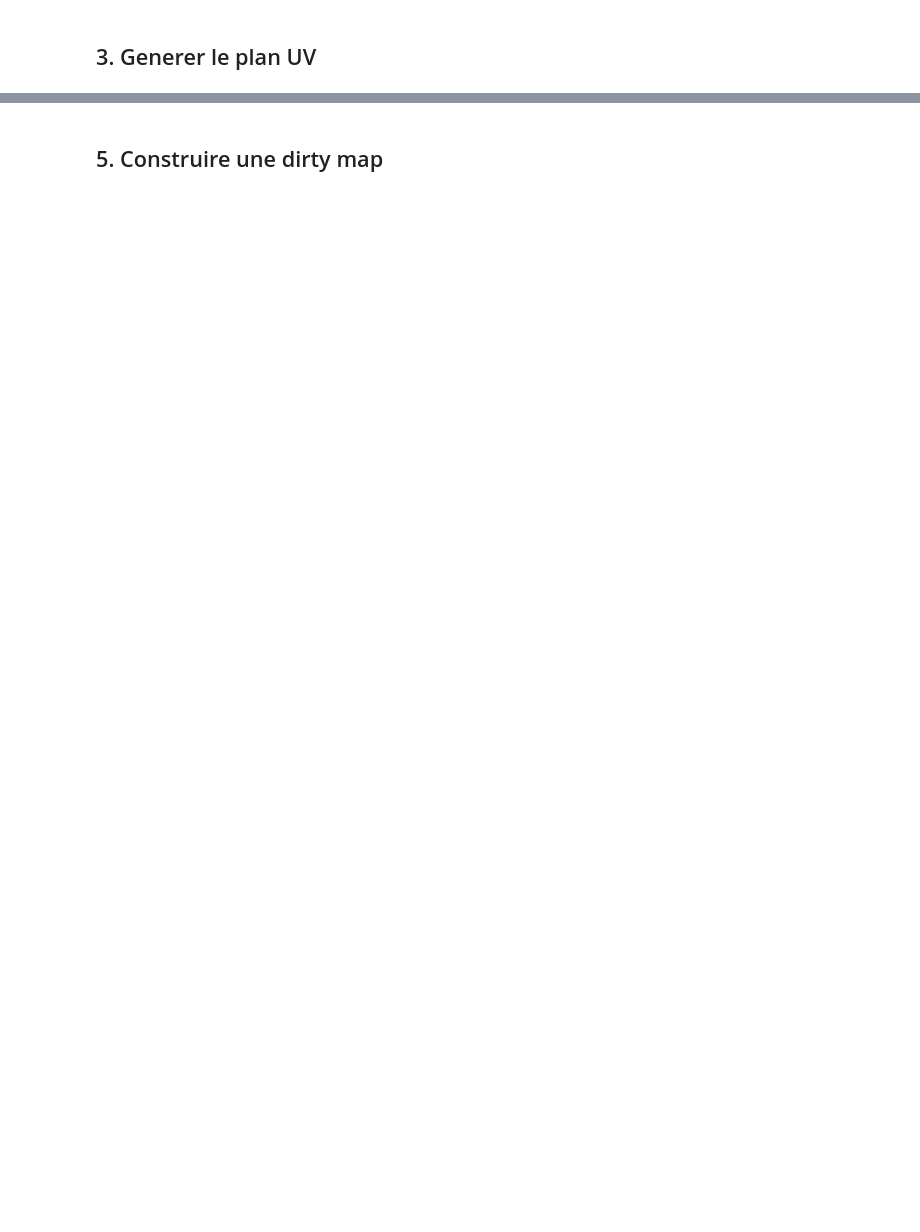
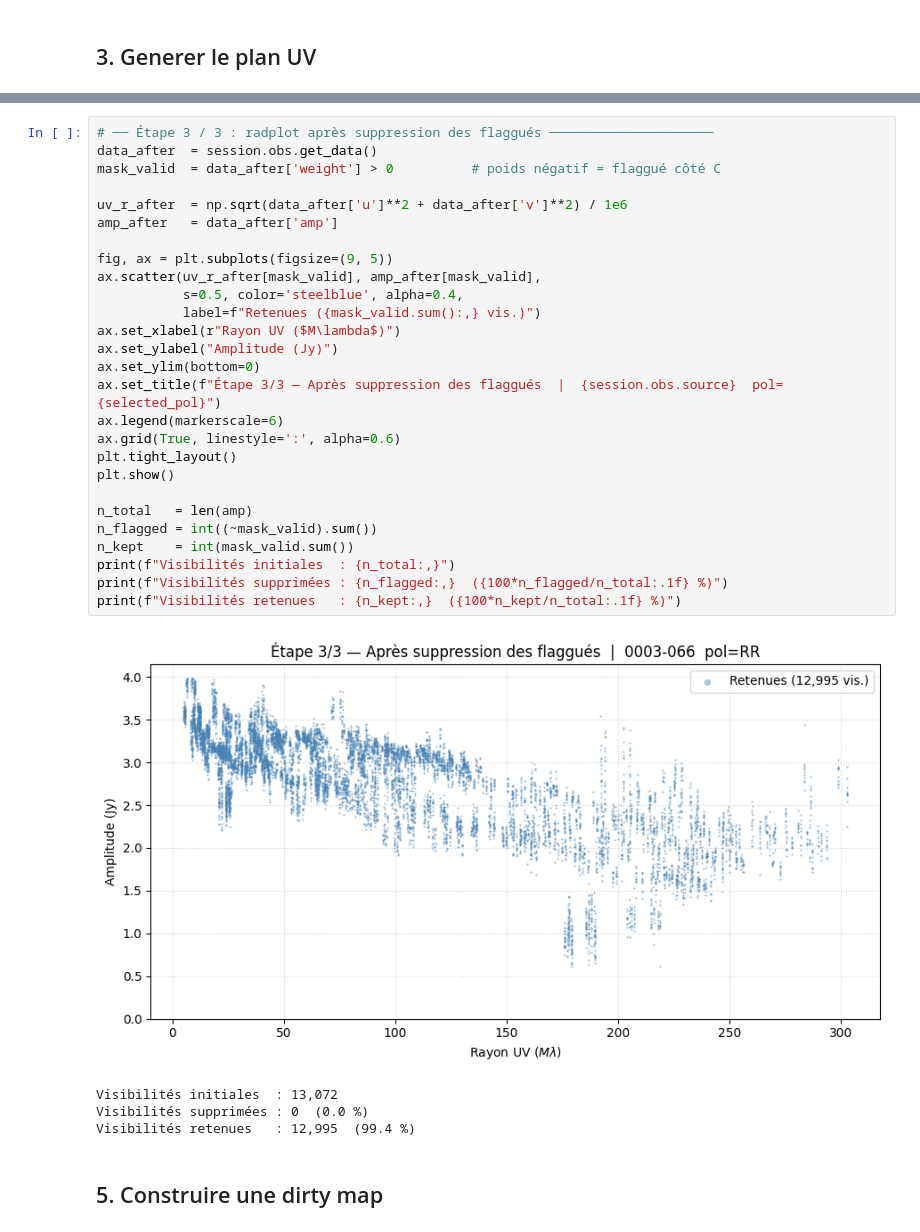
Before and after one commit to iimavne/DIFMAP, a Jupyter notebook: demo_pipeline_python.ipynb, the cells around one changed output, grey strips where cells are left out. Cells and saved outputs as stored; diff of their text form; blank space fills up the shorter version.

```diff
--- a/demo_pipeline_python.ipynb
+++ b/demo_pipeline_python.ipynb
@@ -145,3 +151,35 @@ with DifmapSession() as session:
+# %%
+# ── Étape 3 / 3 : radplot après suppression des flaggués ─────────────────────
+data_after  = session.obs.get_data()
+mask_valid  = data_after['weight'] > 0          # poids négatif = flaggué côté C
+
+uv_r_after  = np.sqrt(data_after['u']**2 + data_after['v']**2) / 1e6
+amp_after   = data_after['amp']
+
+fig, ax = plt.subplots(figsize=(9, 5))
+ax.scatter(uv_r_after[mask_valid], amp_after[mask_valid],
+           s=0.5, color='steelblue', alpha=0.4,
+           label=f"Retenues ({mask_valid.sum():,} vis.)")
+ax.set_xlabel(r"Rayon UV ($M\lambda$)")
+ax.set_ylabel("Amplitude (Jy)")
+ax.set_ylim(bottom=0)
+ax.set_title(f"Étape 3/3 — Après suppression des flaggués  |  {session.obs.source}  pol={selected_pol}")
+ax.legend(markerscale=6)
+ax.grid(True, linestyle=':', alpha=0.6)
+plt.tight_layout()
+plt.show()
+
+n_total   = len(amp)
+n_flagged = int((~mask_valid).sum())
+n_kept    = int(mask_valid.sum())
+print(f"Visibilités initiales  : {n_total:,}")
+print(f"Visibilités supprimées : {n_flagged:,}  ({100*n_flagged/n_total:.1f} %)")
+print(f"Visibilités retenues   : {n_kept:,}  ({100*n_kept/n_total:.1f} %)")
+# %% [output]
+[figure, added]
+Visibilités initiales  : 13,072
+Visibilités supprimées : 0  (0.0 %)
+Visibilités retenues   : 12,995  (99.4 %)
 # %% [markdown]
 ## 5. Construire une dirty map
 # %%
```
Also changed, not shown: parts of 15 cells of this notebook, 8 other files.
